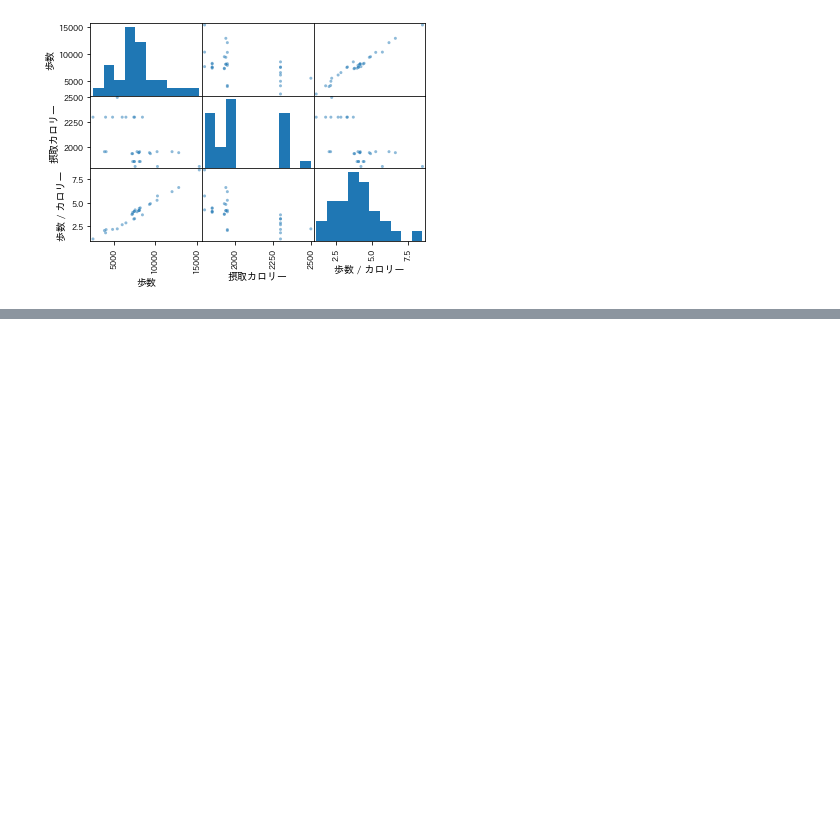
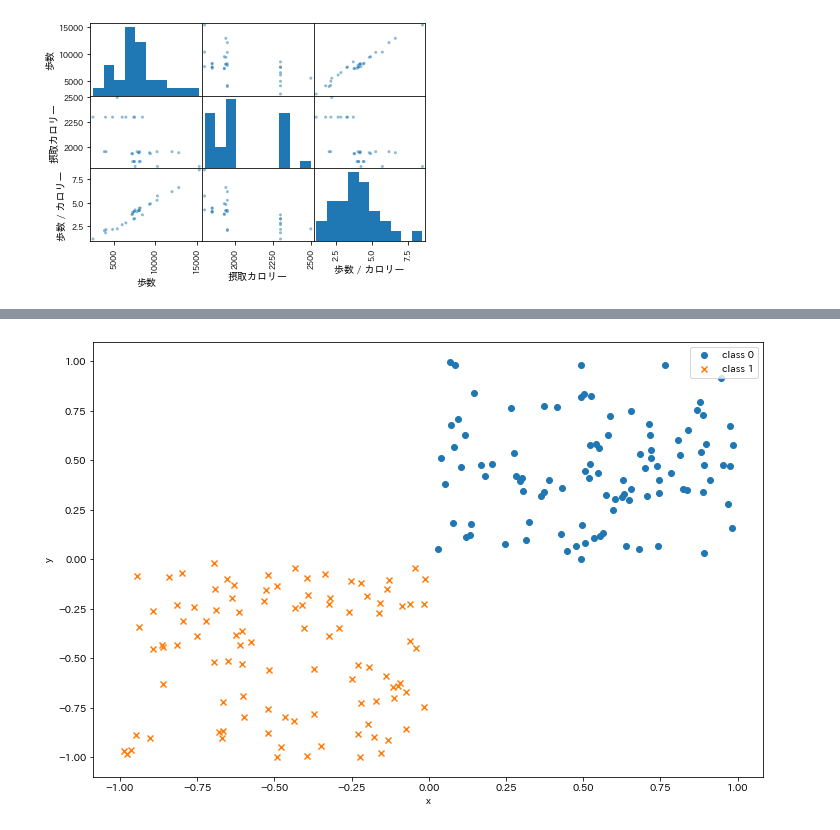
Before and after one commit to sota0121/datascience-exercise, a Jupyter notebook: ds-newtextbook-python/ds-newtextbook-python.ipynb, the cells around one changed output, grey strips where cells are left out. Saved outputs shown, nothing was run; the diff lists cells and outputs as text; code cells hidden in the pictures; blank space fills up the shorter version.

```diff
--- a/ds-newtextbook-python/ds-newtextbook-python.ipynb
+++ b/ds-newtextbook-python/ds-newtextbook-python.ipynb
@@ -1031,0 +1214,27 @@ dtype: float32
+# %%
+# ----------------------------------------
+# 4.4.2 (1) SVM
+# ** tips
+#    - 分類、回帰、外れ値検出などいろいろ使える
+#    - 線形分離不可能なデータにカーネルトリックを適用して線形分離可能な問題に落とし込む
+#    - 境界のことを「決定境界」、各クラスのデータを「サポートベクタ」、クラス間のサポートベクタの距離を「マージン」と呼ぶ
+#    - マージンを最大にする決定境界を選択するアルゴリズムである
+# ----------------------------------------
+# X軸 Y軸 ともに0～1までの一様分布から100点をサンプリング
+X0 = np.random.uniform(size=(100, 2))
+# クラス0のラベルを100個作成
+y0 = np.repeat(0, 100)
+# X軸 Y軸 ともに-1～0までの一様分布から100点をサンプリング
+X1 = np.random.uniform(-1.0, 0.0, size=(100, 2))
+# クラス0のラベルを100個作成
+y1 = np.repeat(1, 100)
+# 散布図にプロット
+fig, ax = plt.subplots(figsize=(12, 8))
+ax.scatter(X0[:,0], X0[:,1], marker='o', label='class 0')
+ax.scatter(X1[:,0], X1[:,1], marker='x', label='class 1')
+ax.set_xlabel('x')
+ax.set_ylabel('y')
+ax.legend()
+plt.show()
+# %% [output]
+[figure, added]
```
Also changed, not shown: parts of 34 cells of this notebook.
